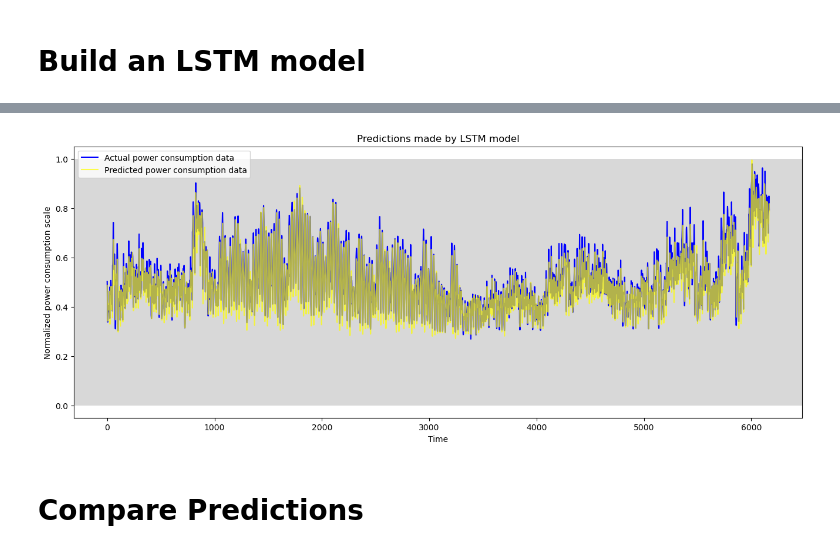
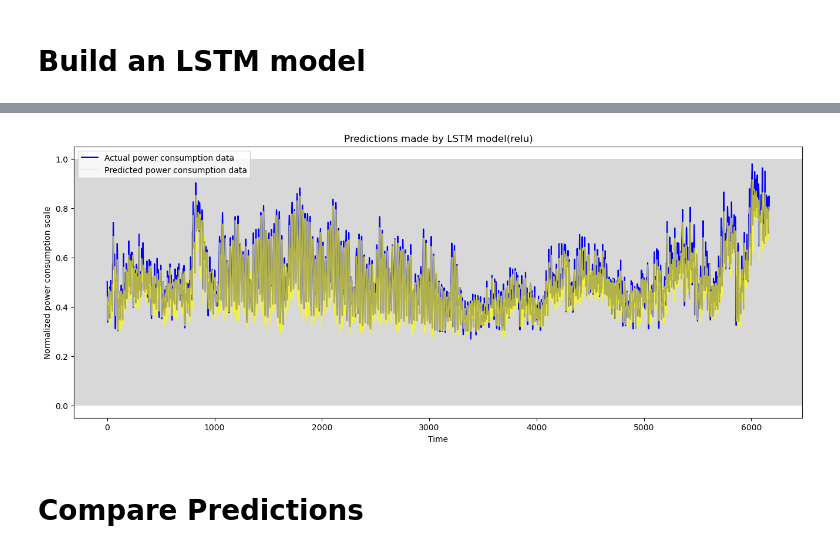
Before and after one commit to BulentKaradeniz/GTU_Deep_Learning_Homeworks, a Jupyter notebook: GTU_DL_project_assingment/hourly-energy-consumption-rnn-lstm(relu).ipynb, the cells around one changed output, grey strips where cells are left out. Drawn from its saved outputs; the diff is of its cells as text; code cells hidden in the pictures.

```diff
--- a/GTU_DL_project_assingment/hourly-energy-consumption-rnn-lstm(relu).ipynb
+++ b/GTU_DL_project_assingment/hourly-energy-consumption-rnn-lstm(relu).ipynb
@@ -434,15 +434,15 @@ results_LSTM
 # %%
 plt.figure(figsize=(16,6))
 plt.plot(y_test, color='blue',label='Actual power consumption data')
 plt.plot(lstm_predictions, alpha=0.7, color='yellow', label='Predicted power consumption data')
 plt.axhspan(0, 1, facecolor='gray', alpha=0.3)
-plt.title("Predictions made by LSTM model")
+plt.title("Predictions made by LSTM model(relu)")
 plt.xlabel('Time')
 plt.ylabel('Normalized power consumption scale')
 plt.legend()
 plt.show()
 # %% [output]
-[figure, old version]
+[figure, new version]
 # %% [markdown]
 # Compare Predictions
 # %% [markdown]
```
Also changed, not shown: parts of 11 cells of this notebook, 4 other files.
